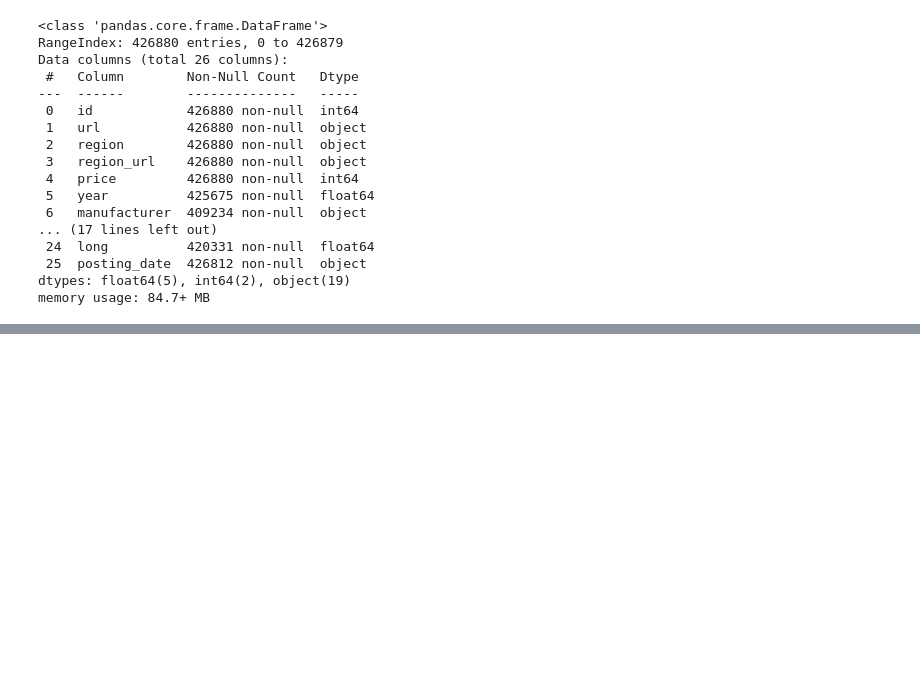
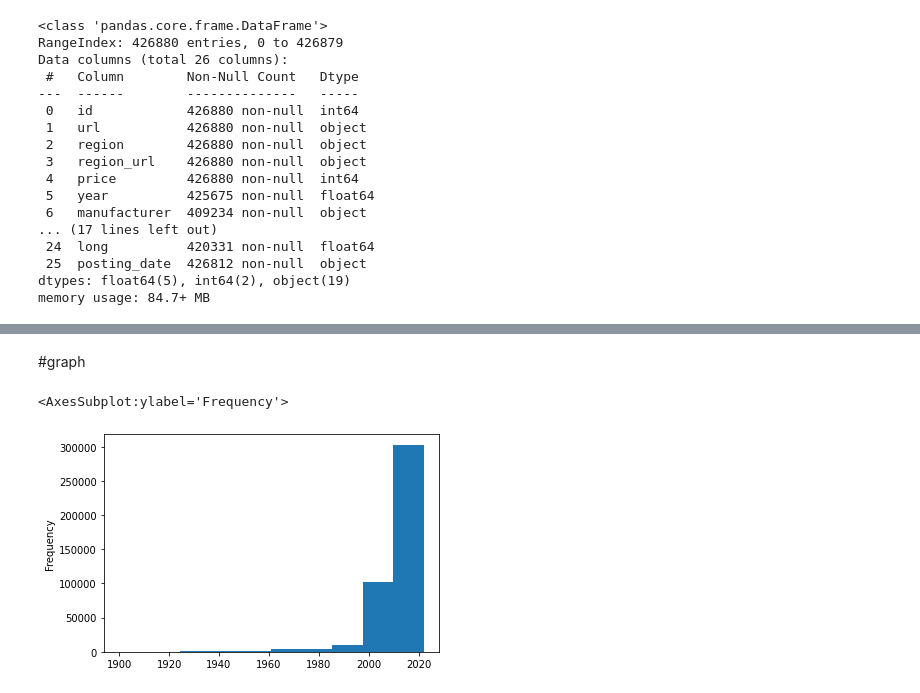
Before and after one commit to jmajurel/ml, a Jupyter notebook: data_exploration.ipynb, the cells around one changed output, grey strips where cells are left out. Cells and saved outputs as stored; diff of their text form; code cells hidden in the pictures; blank space fills up the shorter version.

Commit message:
added new notebook about data exploration

```diff
--- a/data_exploration.ipynb
+++ b/data_exploration.ipynb
@@ -62,0 +175,7 @@ memory usage: 84.7+ MB
+# %% [markdown]
+#graph
+# %%
+data.year.plot(kind= 'hist')
+# %% [output]
+<AxesSubplot:ylabel='Frequency'>
+[figure, added]
```
Also changed, not shown: parts of 10 cells of this notebook, 1 other file.
